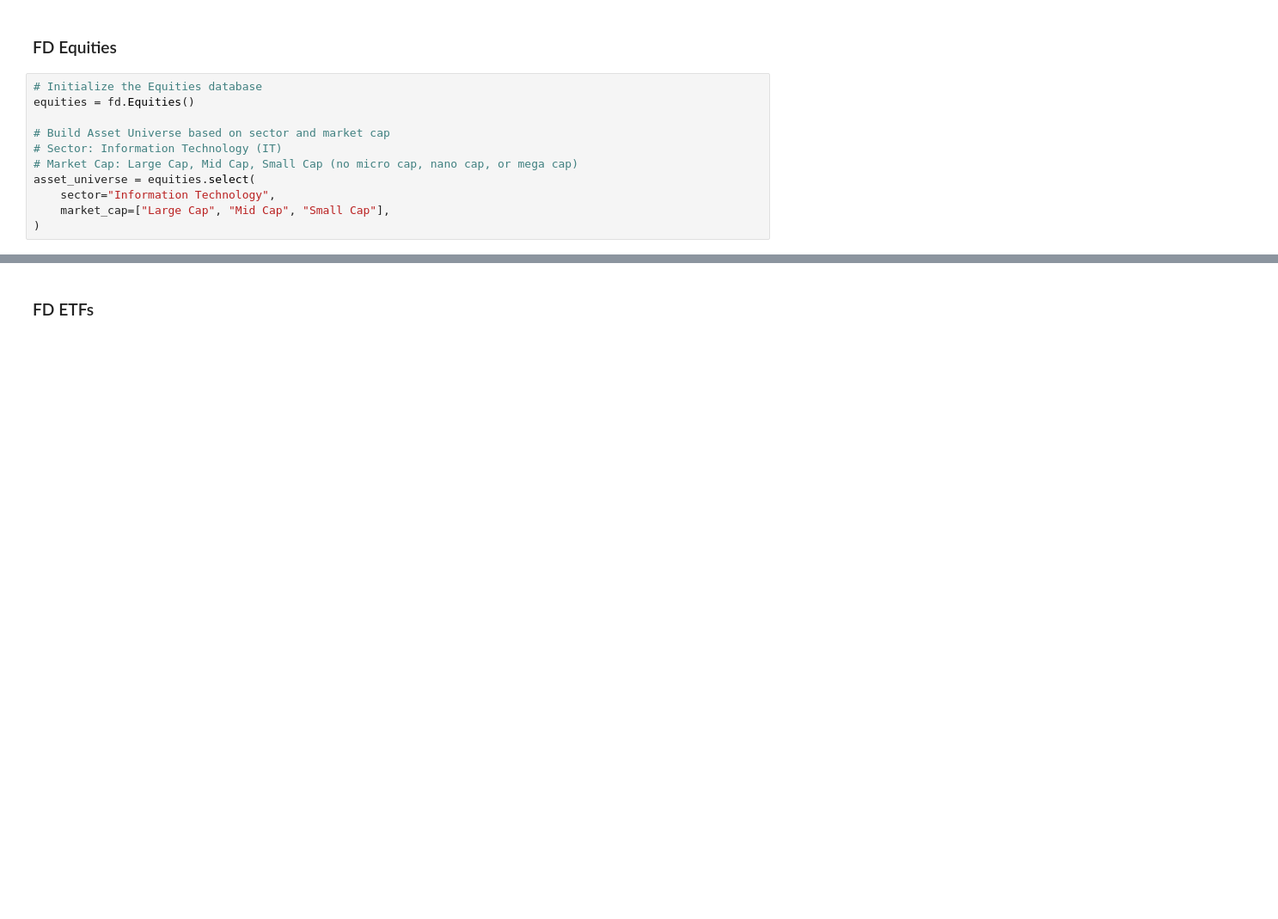
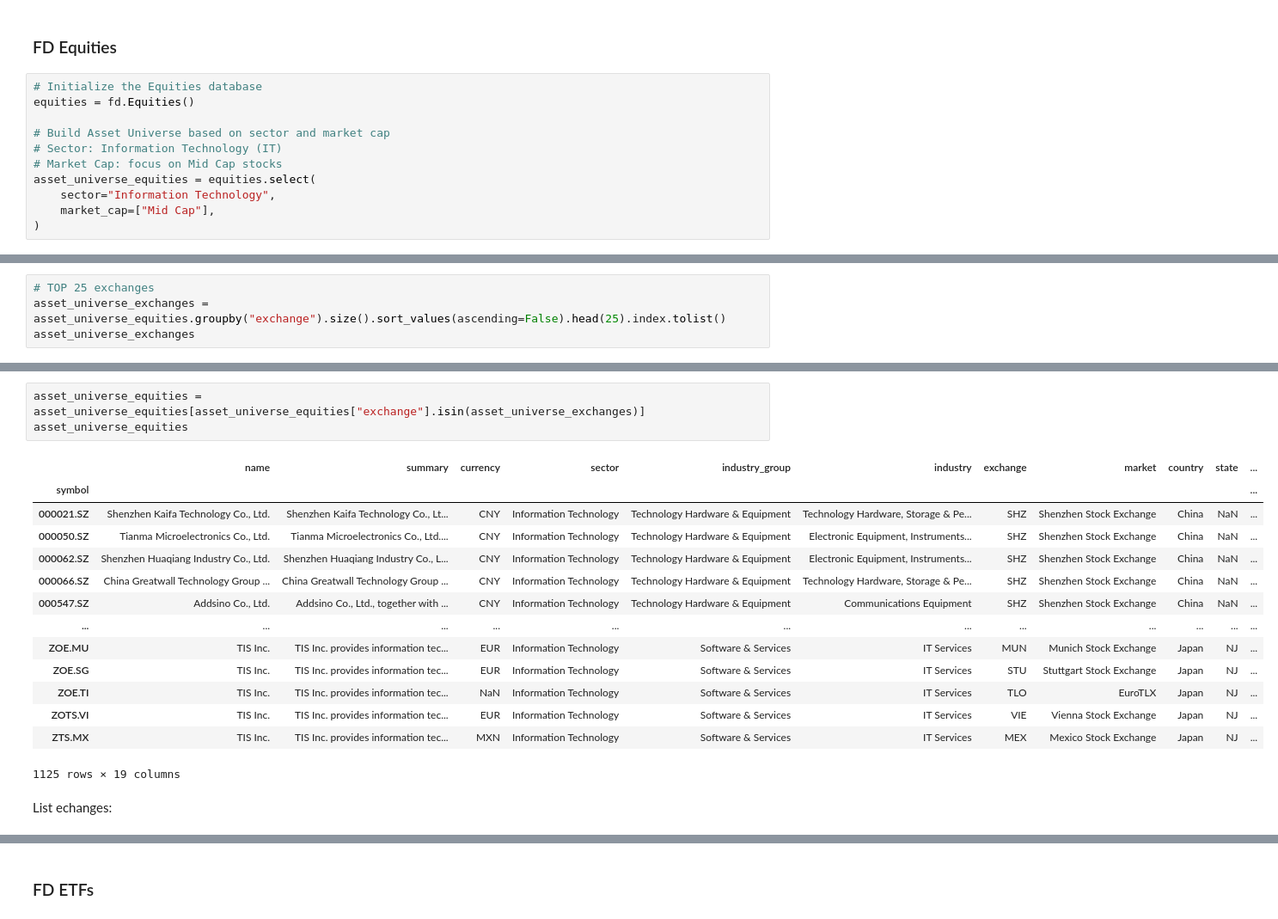
Before and after one commit to human-ak/WQU-Capstone, a Jupyter notebook: notebooks/0_asset_universe.ipynb, the cells around one changed output, grey strips where cells are left out. Shown at 86% size. Saved outputs shown, nothing was run; the diff lists cells and outputs as text; blank space fills up the shorter version.

```diff
--- a/notebooks/0_asset_universe.ipynb
+++ b/notebooks/0_asset_universe.ipynb
@@ -84,10 +65,10 @@ equities = fd.Equities()
 
 # Build Asset Universe based on sector and market cap
 # Sector: Information Technology (IT)
-# Market Cap: Large Cap, Mid Cap, Small Cap (no micro cap, nano cap, or mega cap)
-asset_universe = equities.select(
+# Market Cap: focus on Mid Cap stocks
+asset_universe_equities = equities.select(
     sector="Information Technology",
-    market_cap=["Large Cap", "Mid Cap", "Small Cap"],
+    market_cap=["Mid Cap"],
 )
 # %%
 # Show number of assets
@@ -112,0 +96,4 @@ dtype: int64
+# %%
+# TOP 25 exchanges
+asset_universe_exchanges = asset_universe_equities.groupby("exchange").size().sort_values(ascending=False).head(25).index.tolist()
+asset_universe_exchanges
@@ -112,0 +118,20 @@ dtype: int64
+# %%
+asset_universe_equities = asset_universe_equities[asset_universe_equities["exchange"].isin(asset_universe_exchanges)]
+asset_universe_equities
+# %% [output]
+|  | name | summary | currency | sector | industry_group | industry | exchange | market | country | state | ... |
+| symbol |  |  |  |  |  |  |  |  |  |  | ... |
+| 000021.SZ | Shenzhen Kaifa Technology Co., Ltd. | Shenzhen Kaifa Technology Co., Lt... | CNY | Information Technology | Technology Hardware & Equipment | Technology Hardware, Storage & Pe... | SHZ | Shenzhen Stock Exchange | China | NaN | ... |
+| 000050.SZ | Tianma Microelectronics Co., Ltd. | Tianma Microelectronics Co., Ltd.... | CNY | Information Technology | Technology Hardware & Equipment | Electronic Equipment, Instruments... | SHZ | Shenzhen Stock Exchange | China | NaN | ... |
+| 000062.SZ | Shenzhen Huaqiang Industry Co., Ltd. | Shenzhen Huaqiang Industry Co., L... | CNY | Information Technology | Technology Hardware & Equipment | Electronic Equipment, Instruments... | SHZ | Shenzhen Stock Exchange | China | NaN | ... |
+| 000066.SZ | China Greatwall Technology Group ... | China Greatwall Technology Group ... | CNY | Information Technology | Technology Hardware & Equipment | Technology Hardware, Storage & Pe... | SHZ | Shenzhen Stock Exchange | China | NaN | ... |
+| 000547.SZ | Addsino Co., Ltd. | Addsino Co., Ltd., together with ... | CNY | Information Technology | Technology Hardware & Equipment | Communications Equipment | SHZ | Shenzhen Stock Exchange | China | NaN | ... |
+| ... | ... | ... | ... | ... | ... | ... | ... | ... | ... | ... | ... |
+| ZOE.MU | TIS Inc. | TIS Inc. provides information tec... | EUR | Information Technology | Software & Services | IT Services | MUN | Munich Stock Exchange | Japan | NJ | ... |
+| ZOE.SG | TIS Inc. | TIS Inc. provides information tec... | EUR | Information Technology | Software & Services | IT Services | STU | Stuttgart Stock Exchange | Japan | NJ | ... |
+| ZOE.TI | TIS Inc. | TIS Inc. provides information tec... | NaN | Information Technology | Software & Services | IT Services | TLO | EuroTLX | Japan | NJ | ... |
+| ZOTS.VI | TIS Inc. | TIS Inc. provides information tec... | EUR | Information Technology | Software & Services | IT Services | VIE | Vienna Stock Exchange | Japan | NJ | ... |
+| ZTS.MX | TIS Inc. | TIS Inc. provides information tec... | MXN | Information Technology | Software & Services | IT Services | MEX | Mexico Stock Exchange | Japan | NJ | ... |
+1125 rows × 19 columns
+# %% [markdown]
+List echanges:
```
Also changed, not shown: parts of 13 cells of this notebook.
